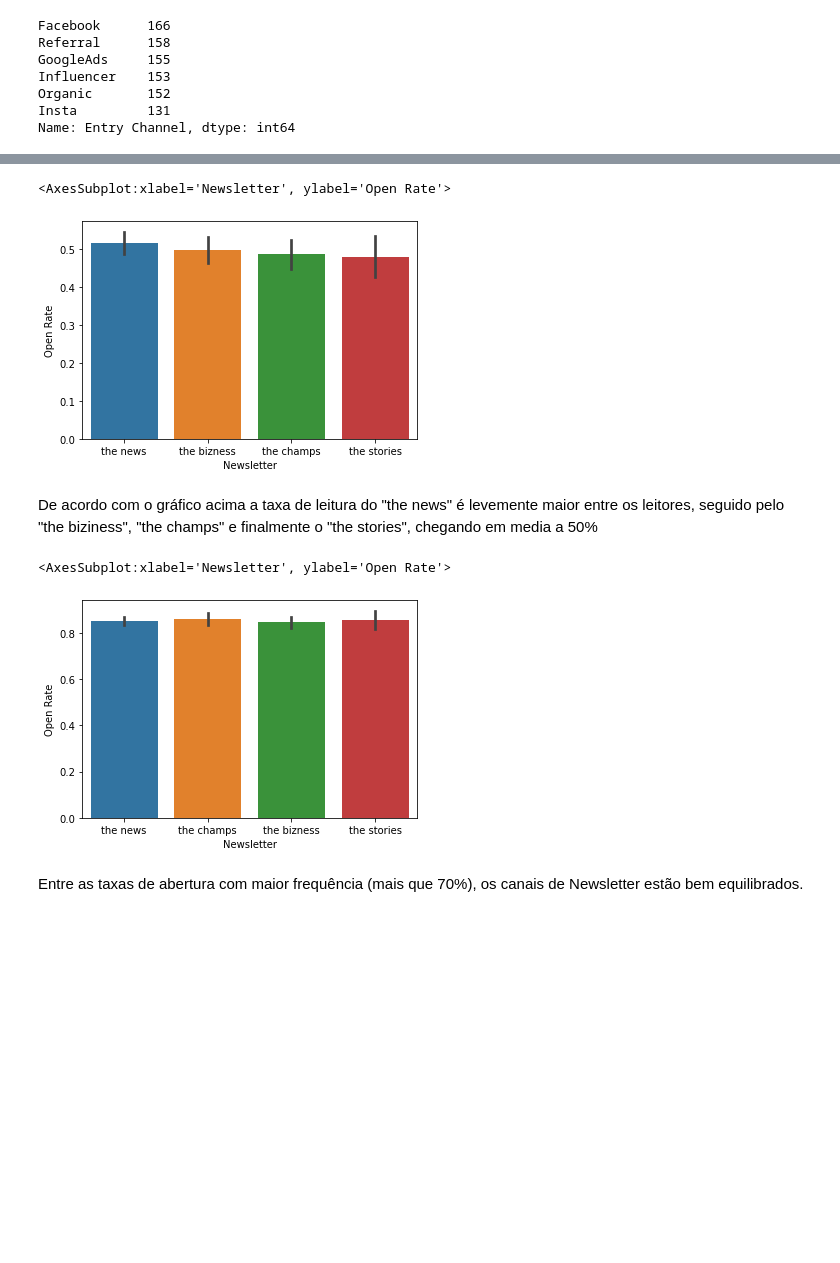
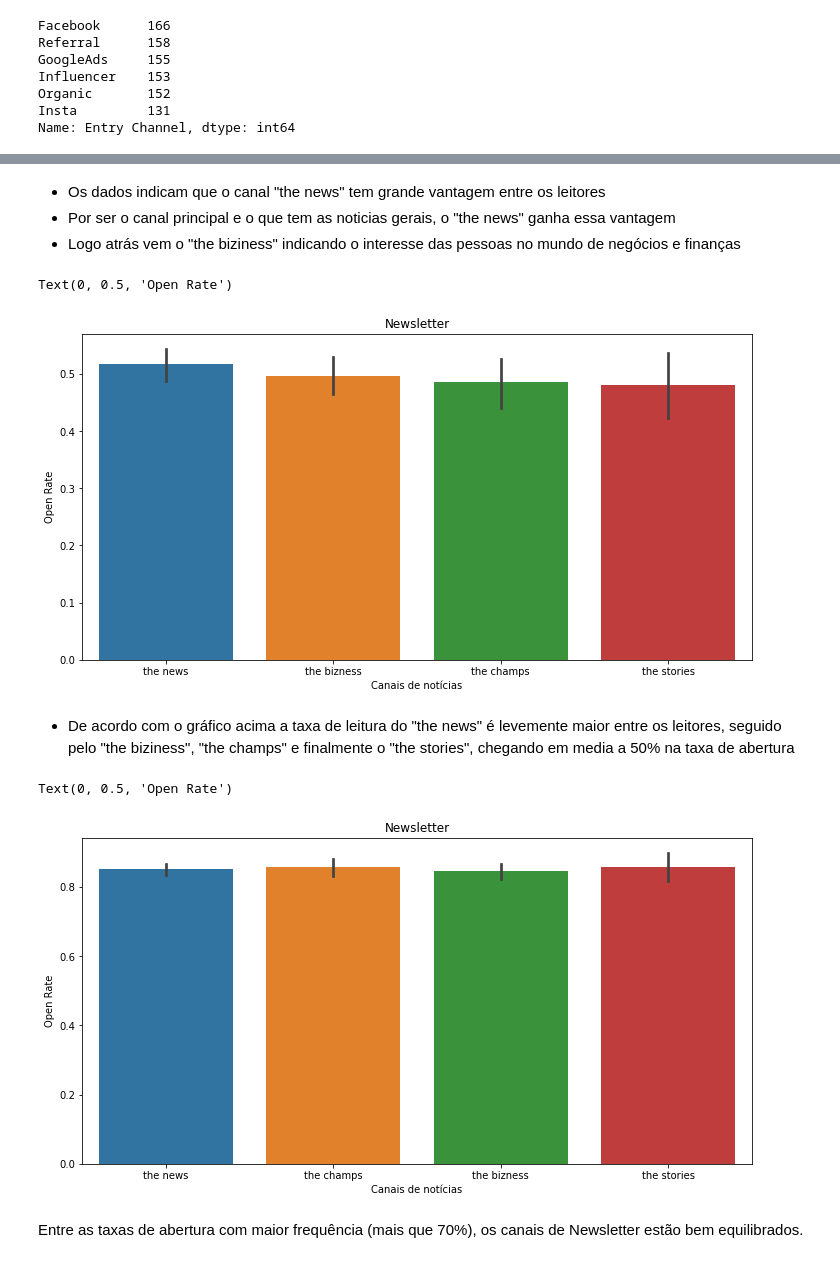
Before and after one commit to ThomasFurtado/TheNews, a Jupyter notebook: Assinantes.ipynb, the cells around one changed output, grey strips where cells are left out. Saved outputs shown, nothing was run; the diff lists cells and outputs as text; code cells hidden in the pictures; blank space fills up the shorter version.

```diff
--- a/Assinantes.ipynb
+++ b/Assinantes.ipynb
@@ -228,15 +244,27 @@ Baseado nos gráficos acima, o método de divulgação com mais resultados é o
+# %% [markdown]
+- Os dados indicam que o canal "the news" tem grande vantagem entre os leitores
+- Por ser o canal principal e o que tem as noticias gerais, o "the news" ganha essa vantagem
+- Logo atrás vem o "the biziness" indicando o interesse das pessoas no mundo de negócios e finanças
 # %%
+plt.figure(figsize=(12,6))
 sns.barplot(x=df['Newsletter'], y=df['Open Rate'], data=df)
+plt.title('Newsletter')
+plt.xlabel('Canais de notícias')
+plt.ylabel('Open Rate')
 # %% [output]
-<AxesSubplot:xlabel='Newsletter', ylabel='Open Rate'>
+Text(0, 0.5, 'Open Rate')
-[figure, old version]
+[figure, new version]
 # %% [markdown]
-De acordo com o gráfico acima a taxa de leitura do "the news" é levemente maior entre os leitores, seguido pelo "the biziness", "the champs" e finalmente o "the stories", chegando em media a 50%
+- De acordo com o gráfico acima a taxa de leitura do "the news" é levemente maior entre os leitores, seguido pelo "the biziness", "the champs" e finalmente o "the stories", chegando em media a 50% na taxa de abertura
 # %%
 df1 = df[df['Open Rate'] > 0.7]
+plt.figure(figsize=(12,6))
 sns.barplot(x=df1['Newsletter'], y=df1['Open Rate'], data=df1)
+plt.title('Newsletter')
+plt.xlabel('Canais de notícias')
+plt.ylabel('Open Rate')
 # %% [output]
-<AxesSubplot:xlabel='Newsletter', ylabel='Open Rate'>
+Text(0, 0.5, 'Open Rate')
-[figure, old version]
+[figure, new version]
 # %% [markdown]
 Entre as taxas de abertura com maior frequência (mais que 70%), os canais de Newsletter estão bem equilibrados.
```
Also changed, not shown: parts of 19 cells of this notebook, 1 other file.
